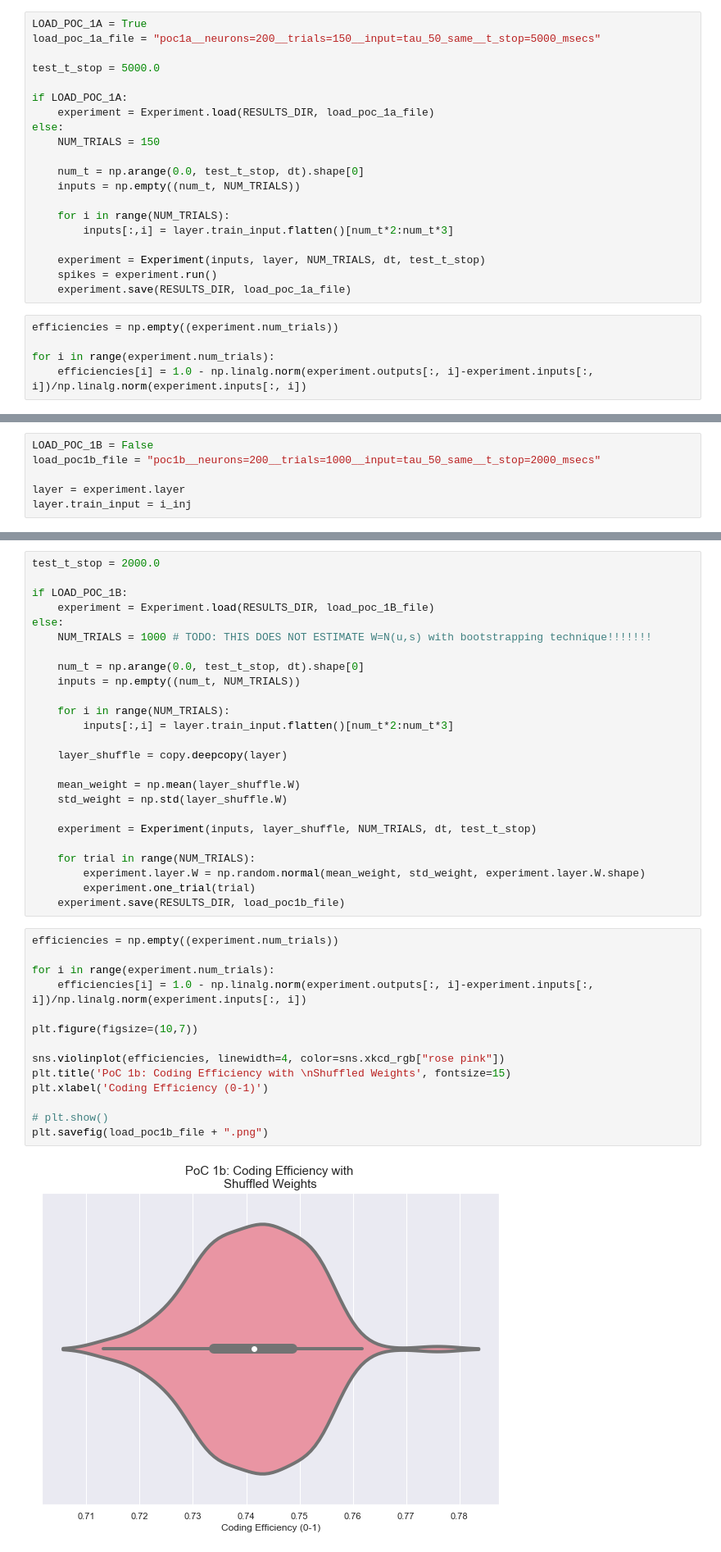
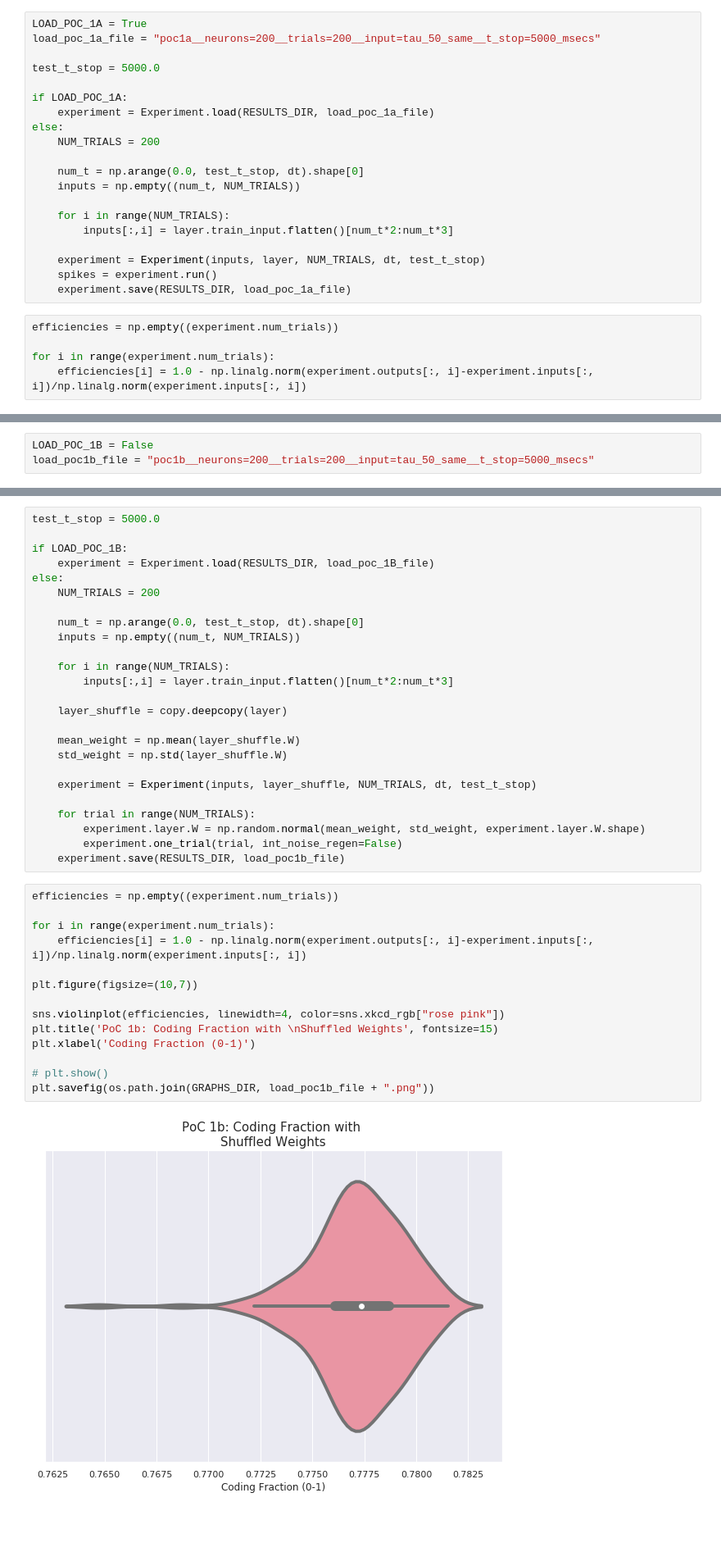
Before and after one commit to nsbspl/async-spike-propagation, a Jupyter notebook: main.ipynb, the cells around one changed output, grey strips where cells are left out. Shown at 82% size. Cells and saved outputs as stored; diff of their text form; blank space fills up the shorter version.

```diff
--- a/main.ipynb
+++ b/main.ipynb
@@ -98,14 +113,14 @@ np.linalg.norm(out-i_inj)
 For the SAME INPUT, can we shuffle / regenerate internal noise?
 # %%
 LOAD_POC_1A = True
-load_poc_1a_file = "poc1a__neurons=200__trials=150__input=tau_50_same__t_stop=5000_msecs"
+load_poc_1a_file = "poc1a__neurons=200__trials=200__input=tau_50_same__t_stop=5000_msecs"
 
 test_t_stop = 5000.0
 
 if LOAD_POC_1A:
     experiment = Experiment.load(RESULTS_DIR, load_poc_1a_file)
 else:
-    NUM_TRIALS = 150
+    NUM_TRIALS = 200
 
     num_t = np.arange(0.0, test_t_stop, dt).shape[0]
     inputs = np.empty((num_t, NUM_TRIALS))
@@ -147,6 +162,3 @@ SAME INPUT: shuffle weights, how does this affect reconstruction?
 # %%
 LOAD_POC_1B = False
-load_poc1b_file = "poc1b__neurons=200__trials=1000__input=tau_50_same__t_stop=2000_msecs"
-
-layer = experiment.layer
-layer.train_input = i_inj
+load_poc1b_file = "poc1b__neurons=200__trials=200__input=tau_50_same__t_stop=5000_msecs"
@@ -157,10 +165,10 @@ layer.train_input.shape
 # %%
-test_t_stop = 2000.0
+test_t_stop = 5000.0
 
 if LOAD_POC_1B:
     experiment = Experiment.load(RESULTS_DIR, load_poc_1B_file)
 else:
-    NUM_TRIALS = 1000 # TODO: THIS DOES NOT ESTIMATE W=N(u,s) with bootstrapping technique!!!!!!!
+    NUM_TRIALS = 200
 
     num_t = np.arange(0.0, test_t_stop, dt).shape[0]
     inputs = np.empty((num_t, NUM_TRIALS))
@@ -177,24 +185,24 @@ else:
 
     for trial in range(NUM_TRIALS):
         experiment.layer.W = np.random.normal(mean_weight, std_weight, experiment.layer.W.shape)
-        experiment.one_trial(trial)
+        experiment.one_trial(trial, int_noise_regen=False)
     experiment.save(RESULTS_DIR, load_poc1b_file)
 # %%
 efficiencies = np.empty((experiment.num_trials))
 
 for i in range(experiment.num_trials):
     efficiencies[i] = 1.0 - np.linalg.norm(experiment.outputs[:, i]-experiment.inputs[:, i])/np.linalg.norm(experiment.inputs[:, i])
 
 plt.figure(figsize=(10,7))
 
 sns.violinplot(efficiencies, linewidth=4, color=sns.xkcd_rgb["rose pink"])
-plt.title('PoC 1b: Coding Efficiency with \nShuffled Weights', fontsize=15)
-plt.xlabel('Coding Efficiency (0-1)')
+plt.title('PoC 1b: Coding Fraction with \nShuffled Weights', fontsize=15)
+plt.xlabel('Coding Fraction (0-1)')
 
 # plt.show()
-plt.savefig(load_poc1b_file + ".png")
+plt.savefig(os.path.join(GRAPHS_DIR, load_poc1b_file + ".png"))
 # %% [output]
-[figure, old version]
+[figure, new version]
 # %% [markdown]
 ### PoC 2a
 DIFFERENT INPUTS: shuffle internal noise, how does this affect reconstruction?
```
Also changed, not shown: parts of 8 cells of this notebook.
